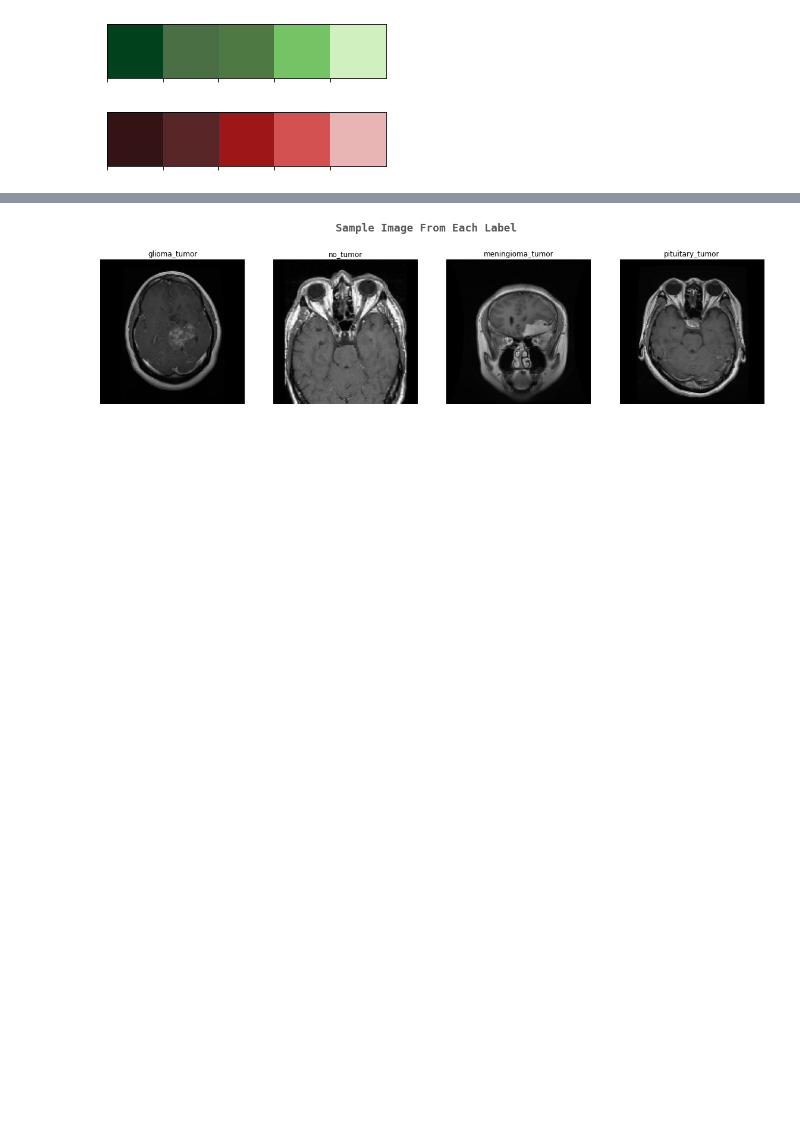
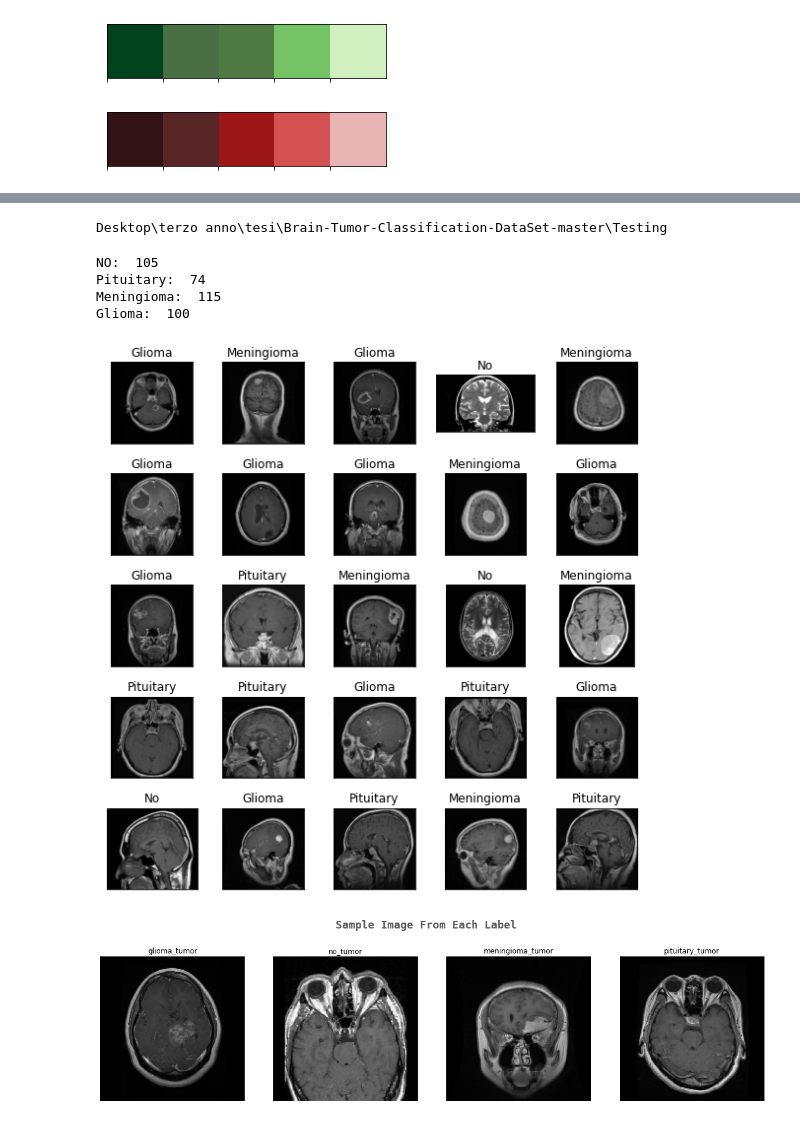
Before and after one commit to frnocentini/brain-tumor-classification, a Jupyter notebook: Brain tumor classification.ipynb, the cells around one changed output, grey strips where cells are left out. Saved outputs shown, nothing was run; the diff lists cells and outputs as text; code cells hidden in the pictures; blank space fills up the shorter version.

```diff
--- a/Brain tumor classification.ipynb
+++ b/Brain tumor classification.ipynb
@@ -59,0 +54,4 @@ sns.palplot(colors_red)
+# %%
+#Si fa uno split del pathname andando a prendere solamente la parte che ci indica a quale tipo di tumore l'immagine si riferisce
+Train_JPG_Labels = list(map(lambda x: os.path.split(os.path.split(x)[0])[1],Train_JPG_Path))
+Test_JPG_Labels = list(map(lambda x: os.path.split(os.path.split(x)[0])[1],Test_JPG_Path))
@@ -60,3 +69,54 @@ sns.palplot(colors_red)
+# %%
+print(Test_Data_Path)
+# %% [output]
+Desktop\terzo anno\tesi\Brain-Tumor-Classification-DataSet-master\Testing
+# %%
+#Si contano le immagini a disposizione per il testing
+print("NO: ",Test_JPG_Labels.count("no_tumor"))
+print("Pituitary: ",Test_JPG_Labels.count("pituitary_tumor"))
+print("Meningioma: ",Test_JPG_Labels.count("meningioma_tumor"))
+print("Glioma: ",Test_JPG_Labels.count("glioma_tumor"))
+# %% [output]
+NO:  105
+Pituitary:  74
+Meningioma:  115
+Glioma:  100
+# %%
+#Si va a creare un array di percorsi di immagini con accanto la label che indica la
+# categoria di tumore che si trova nell'immagine
+Train_JPG_Path_Series = pd.Series(Train_JPG_Path,name="JPG").astype(str)
+Train_JPG_Labels_Series = pd.Series(Train_JPG_Labels, name="TUMOR_CATEGORY")
+Test_JPG_Path_Series = pd.Series(Test_JPG_Path,name="JPG").astype(str)
+Test_JPG_Labels_Labels = pd.Series(Test_JPG_Labels,name="TUMOR_CATEGORY")
+
+Main_Train_Data = pd.concat([Train_JPG_Path_Series,Train_JPG_Labels_Series],axis=1)
+Main_Test_Data = pd.concat([Test_JPG_Path_Series,Test_JPG_Labels_Labels],axis=1)
+# %%
+#Si fa uno shuffle delle immagini (opzionale)
+Main_Train_Data = Main_Train_Data.sample(frac=1).reset_index(drop=True)
+Main_Test_Data = Main_Test_Data.sample(frac=1).reset_index(drop=True)
+# %%
+#Si semplificano i nomi dei tumori per una maggior comprensione
+Main_Train_Data["TUMOR_CATEGORY"].replace({"glioma_tumor":"Glioma",
+                                         "meningioma_tumor":"Meningioma",
+                                         "no_tumor":"No",
+                                         "pituitary_tumor":"Pituitary"},inplace=True)
+Main_Test_Data["TUMOR_CATEGORY"].replace({"glioma_tumor":"Glioma",
+                                         "meningioma_tumor":"Meningioma",
+                                         "no_tumor":"No",
+                                         "pituitary_tumor":"Pituitary"},inplace=True)
+# %%
+#Si generano un po' di campioni di immagini nel dataset
+fig, axes = plt.subplots(nrows=5, ncols=5, figsize=(8, 8),
+                        subplot_kw={'xticks': [], 'yticks': []})
+
+for i, ax in enumerate(axes.flat):
+    ax.imshow(plt.imread(Main_Train_Data["JPG"][i+100*i]))
+    ax.set_title(Main_Train_Data["TUMOR_CATEGORY"][i+100*i])
+plt.tight_layout()
+plt.show()
+# %% [output]
+[figure, added]
 # %%
 labels = ['glioma_tumor','no_tumor','meningioma_tumor','pituitary_tumor']
 # %%
```
Also changed, not shown: parts of 54 cells of this notebook.
